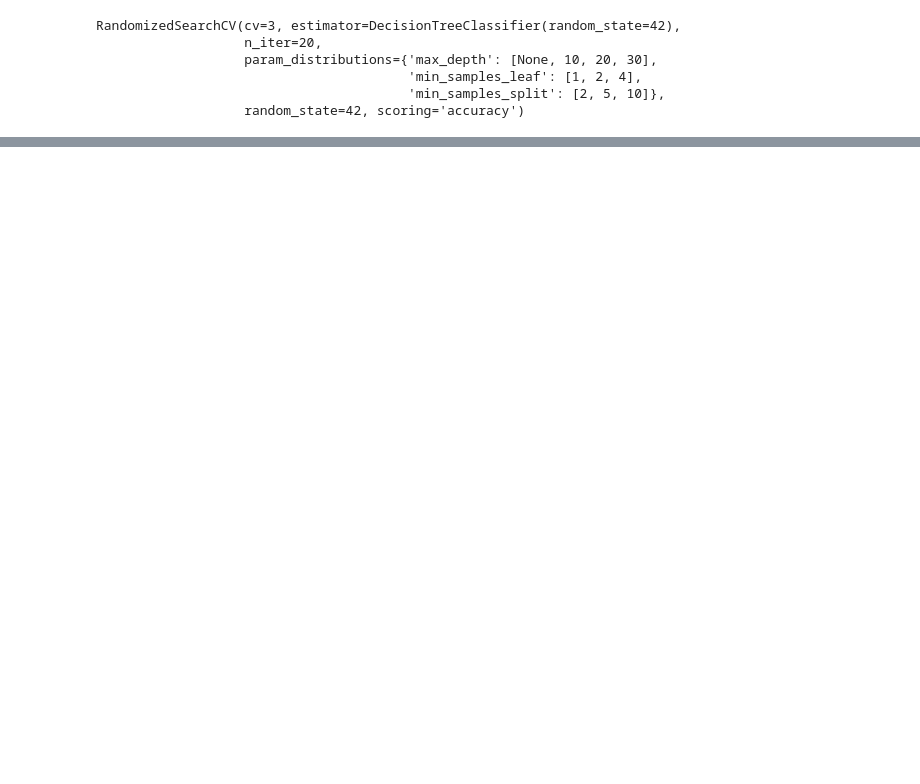
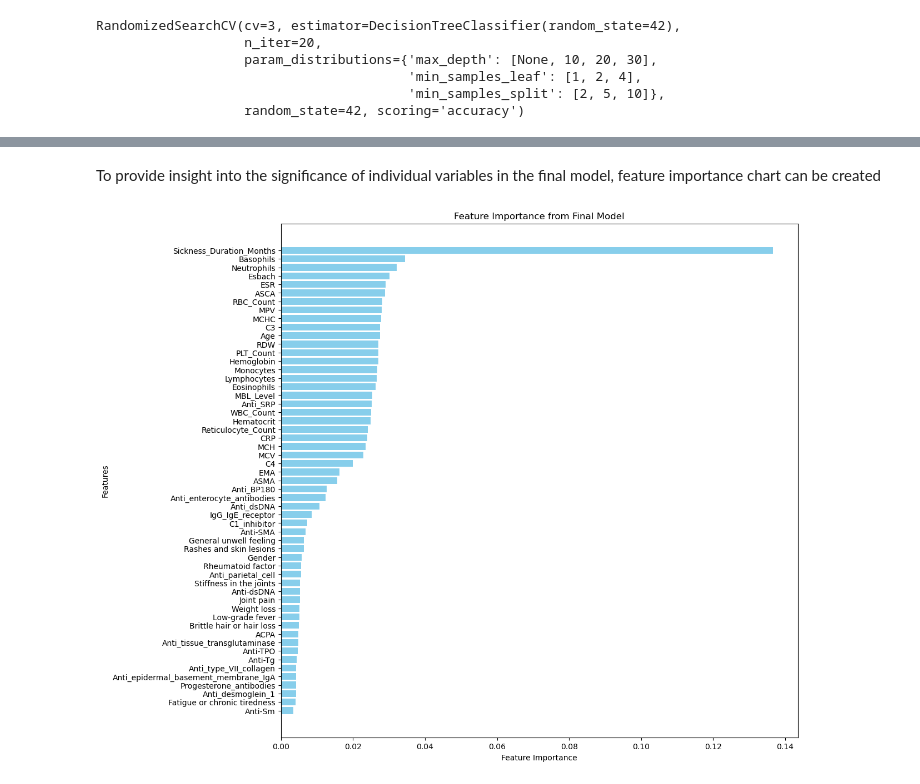
Before and after one commit to infoshareacademy/jdszr16-random-forest-rangers, a Jupyter notebook: notebooks_Desicion_Trees_Clustering/decision_trees_model.ipynb, the cells around one changed output, grey strips where cells are left out. Drawn from its saved outputs; the diff is of its cells as text; code cells hidden in the pictures; blank space fills up the shorter version.

Commit message:
Latest version of models

```diff
--- a/notebooks_Desicion_Trees_Clustering/decision_trees_model.ipynb
+++ b/notebooks_Desicion_Trees_Clustering/decision_trees_model.ipynb
@@ -96,7 +85,7 @@ param_dist = {
 
 model = DecisionTreeClassifier(random_state=42)
 random_search = RandomizedSearchCV(model, param_distributions=param_dist, n_iter=20, cv=3, scoring='accuracy', random_state=42)
-random_search.fit(X_train_rfe, y_train_res)
+random_search.fit(X_train_res, y_train_res)
 # %% [output]
 RandomizedSearchCV(cv=3, estimator=DecisionTreeClassifier(random_state=42),
                    n_iter=20,
@@ -107,5 +96,5 @@ RandomizedSearchCV(cv=3, estimator=DecisionTreeClassifier(random_state=42),
 # %%
 # Evaluate the best model
 best_model = random_search.best_estimator_
-y_pred = best_model.predict(X_test_rfe)
+y_pred = best_model.predict(X_test)
 # %%
@@ -135,0 +156,4 @@ Classification report:
+# %%
+# Tuning RFE with the optimal number of features
+rfe_optimal = RFE(estimator=DecisionTreeClassifier(random_state=42), n_features_to_select=optimal_n_features)
+rfe_optimal.fit(X_train_res, y_train_res)
@@ -135,0 +173,17 @@ Classification report:
+# %%
+# Cross validation of the final model
+X_train_rfe_optimal = rfe_optimal.transform(X_train_res)
+X_test_rfe_optimal = rfe_optimal.transform(X_test)
+
+final_model = DecisionTreeClassifier(random_state=42)
+cv_scores = cross_val_score(final_model, X_train_rfe_optimal, y_train_res, cv=5, scoring='accuracy')
+
+final_model.fit(X_train_rfe_optimal, y_train_res)
+
+y_pred_final = final_model.predict(X_test_rfe_optimal)
+
+print(f"Cross-validated Accuracy: {cv_scores.mean():.4f} (+/- {cv_scores.std():.4f})")
+print("Final Classification Report:")
+print(classification_report(y_test, y_pred_final))
+print("Final Confusion Matrix:")
+print(confusion_matrix(y_test, y_pred_final))
@@ -135,0 +208,19 @@ Classification report:
+# %% [markdown]
+To provide insight into the significance of individual variables in the final model, feature importance chart can be created
+# %%
+selected_features_names = X_train.columns[rfe_optimal.support_]
+
+feature_importances = pd.DataFrame({
+    'feature': selected_features_names,
+    'importance': final_model.feature_importances_
+}).sort_values(by='importance', ascending=False)
+
+plt.figure(figsize=(12, 12))
+plt.barh(feature_importances['feature'], feature_importances['importance'], color='skyblue')
+plt.xlabel('Feature Importance')
+plt.ylabel('Features')
+plt.title('Feature Importance from Final Model')
+plt.gca().invert_yaxis()
+plt.show()
+# %% [output]
+[figure, added]
```
Also changed, not shown: parts of 24 cells of this notebook, 2 other files.
